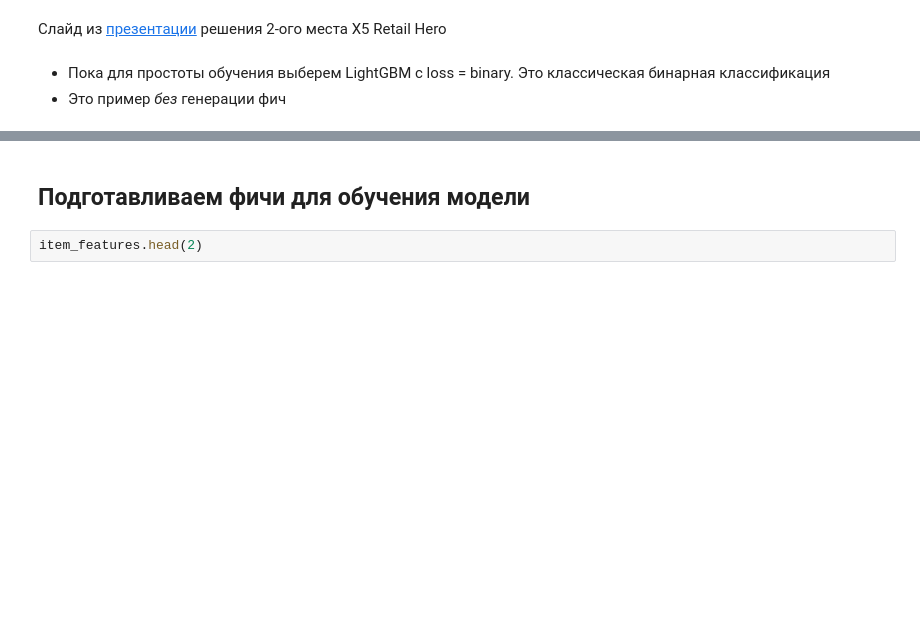
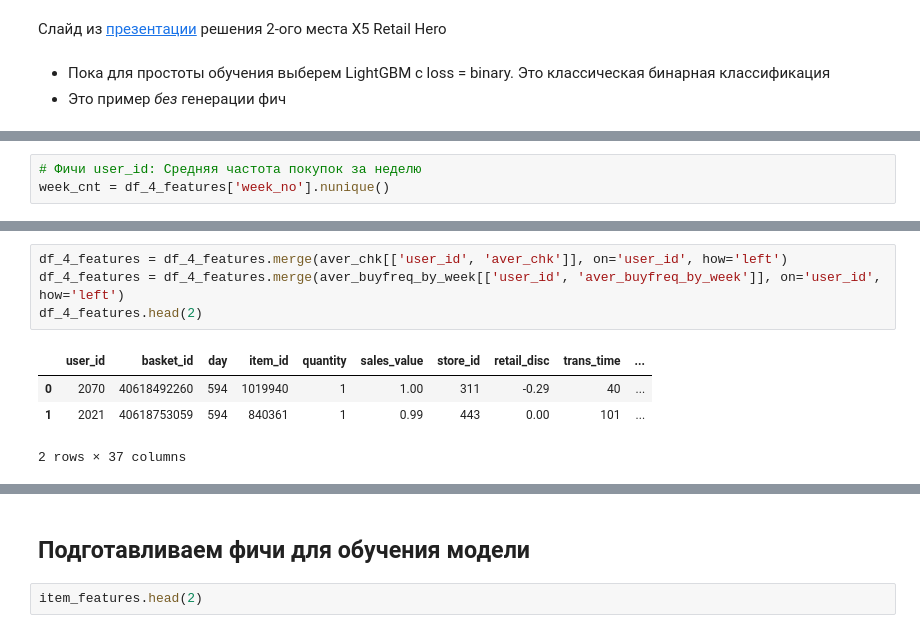
Before and after one commit to SVM71/Rec_sys_homework_10_2021, a Jupyter notebook: Lesson_6/Rec_sys_HW6_Mitin.ipynb, the cells around one changed output, grey strips where cells are left out. Saved outputs shown, nothing was run; the diff lists cells and outputs as text; blank space fills up the shorter version.

```diff
--- a/Lesson_6/Rec_sys_HW6_Mitin.ipynb
+++ b/Lesson_6/Rec_sys_HW6_Mitin.ipynb
@@ -536,0 +565,3 @@ df_ranker_train['target'].mean()
+# %%
+# Фичи user_id: Средняя частота покупок за неделю
+week_cnt = df_4_features['week_no'].nunique()
@@ -536,0 +590,9 @@ df_ranker_train['target'].mean()
+# %%
+df_4_features = df_4_features.merge(aver_chk[['user_id', 'aver_chk']], on='user_id', how='left')
+df_4_features = df_4_features.merge(aver_buyfreq_by_week[['user_id', 'aver_buyfreq_by_week']], on='user_id', how='left')
+df_4_features.head(2)
+# %% [output]
+|  | user_id | basket_id | day | item_id | quantity | sales_value | store_id | retail_disc | trans_time | ... |
+| 0 | 2070 | 40618492260 | 594 | 1019940 | 1 | 1.00 | 311 | -0.29 | 40 | ... |
+| 1 | 2021 | 40618753059 | 594 | 840361 | 1 | 0.99 | 443 | 0.00 | 101 | ... |
+2 rows × 37 columns
```
Also changed, not shown: parts of 25 cells of this notebook.
